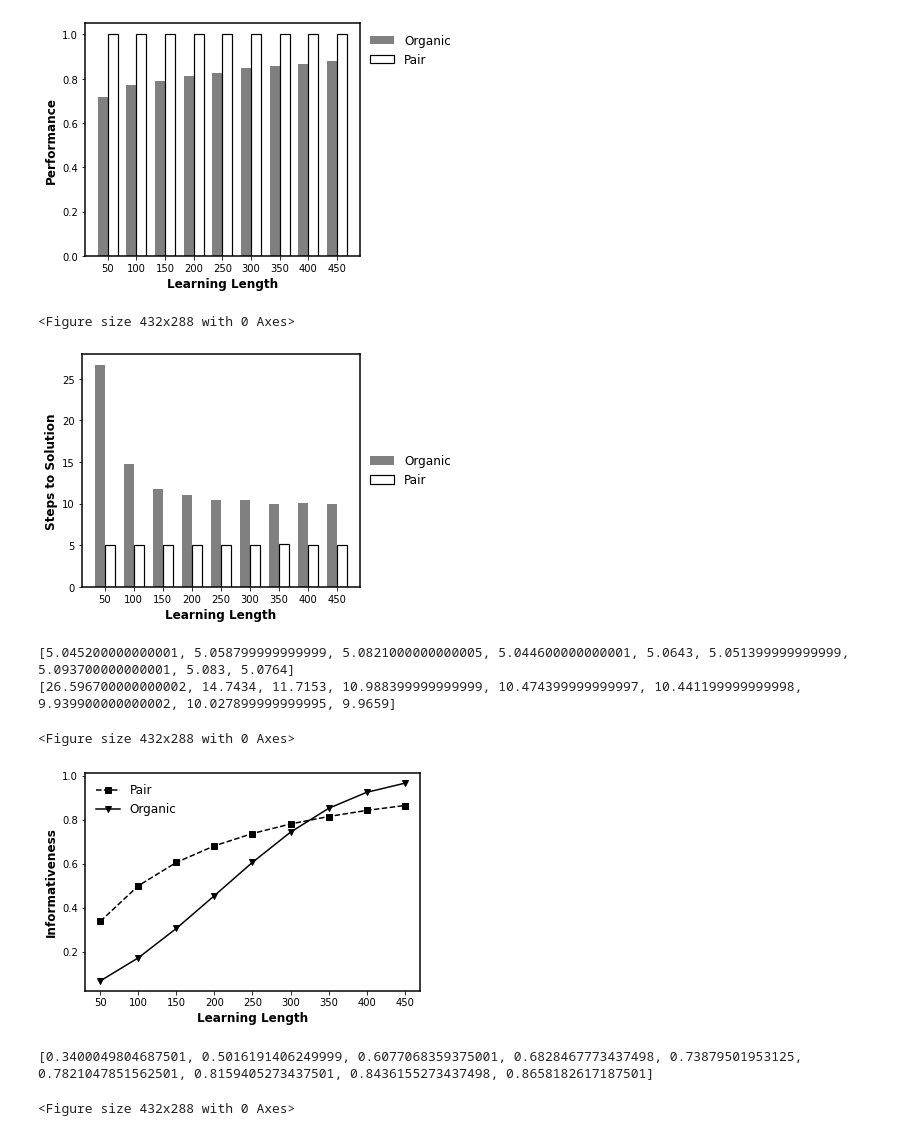
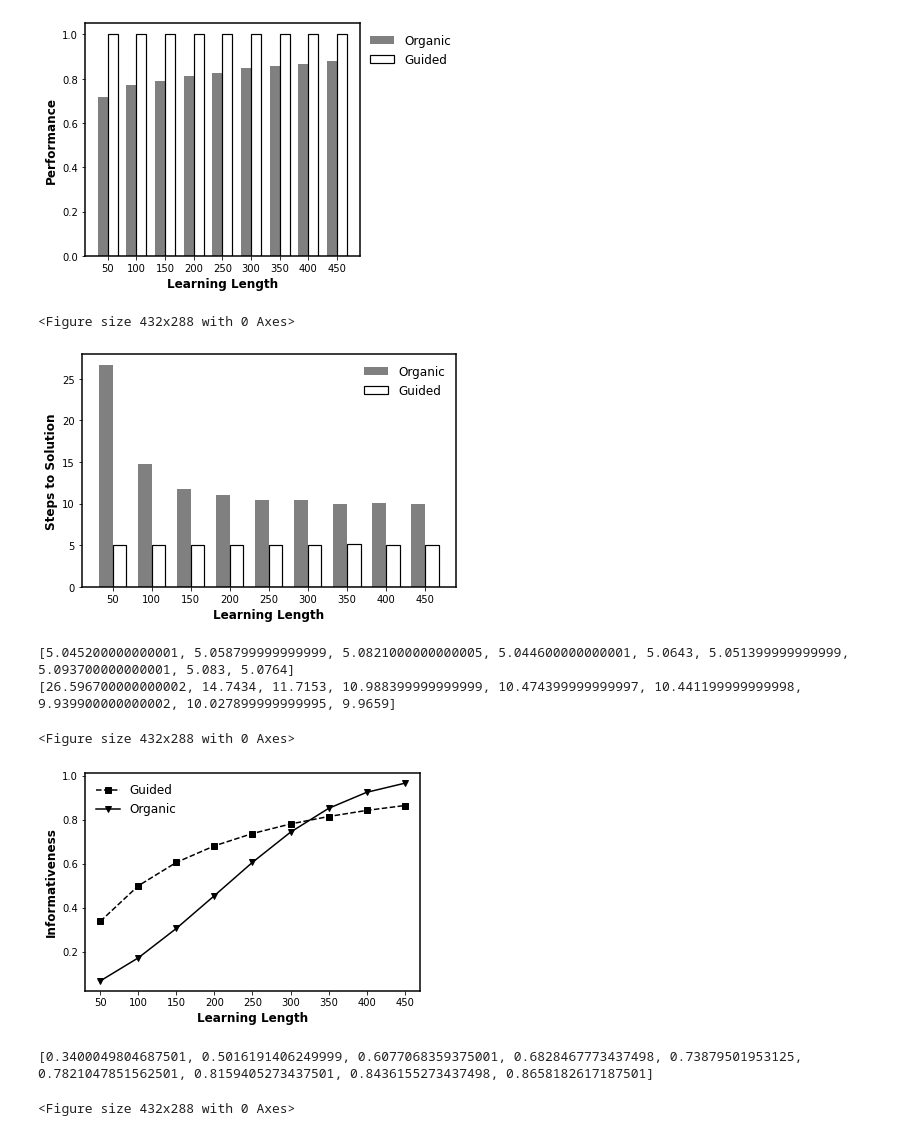
Before and after one commit to GrandJune/HAI, a Jupyter notebook: Parrots/Results.ipynb, the cells around one changed output. Drawn from its saved outputs; the diff is of its cells as text; code cells hidden in the pictures.

```diff
--- a/Parrots/Results.ipynb
+++ b/Parrots/Results.ipynb
@@ -65,7 +65,7 @@ ax.spines["bottom"].set_linewidth(1.5)
 bars1 = ax.bar(x_indices - bar_width / 2, organic_performance_across_episodes,
                width=bar_width, label='Organic', color='gray')
 bars2 = ax.bar(x_indices + bar_width / 2, pair_performance_across_episodes,
-               width=bar_width, label='Pair', edgecolor='black', linewidth=1.2, fill=False)
+               width=bar_width, label='Guided', edgecolor='black', linewidth=1.2, fill=False)
 
 # Labels and ticks
 ax.set_xlabel('Learning Length', fontweight='bold', fontsize=12)
@@ -80,7 +80,7 @@ plt.savefig(data_folder + r"\Pair_Organic_performance_histogram.png", transparen
 plt.show()
 plt.clf()
 # %% [output]
-[figure, old version]
+[figure, new version]
 <Figure size 432x288 with 0 Axes>
 # %%
 # Learning lengths
@@ -88,37 +88,37 @@ plt.clf()
 x_indices = np.arange(len(x))
 bar_width = 0.35
 
 # Plotting
 fig, ax = plt.subplots()
 ax.spines["left"].set_linewidth(1.5)
 ax.spines["right"].set_linewidth(1.5)
 ax.spines["top"].set_linewidth(1.5)
 ax.spines["bottom"].set_linewidth(1.5)
 
 # Bars for each condition
 bars1 = ax.bar(x_indices - bar_width / 2, organic_steps_across_episodes,
                width=bar_width, label='Organic', color='gray')
 bars2 = ax.bar(x_indices + bar_width / 2, pair_steps_across_episodes,
-               width=bar_width, label='Pair', edgecolor='black', linewidth=1.2, fill=False)
+               width=bar_width, label='Guided', edgecolor='black', linewidth=1.2, fill=False)
 
 # Labels and ticks
 ax.set_xlabel('Learning Length', fontweight='bold', fontsize=12)
 ax.set_ylabel('Steps to Solution', fontweight='bold', fontsize=12)
 ax.set_xticks(x_indices)
 ax.set_xticklabels(x)
-ax.legend(frameon=False, fontsize=12, loc='center left', bbox_to_anchor=(1, 0.5))
-
+# ax.legend(frameon=False, fontsize=12, loc='center left', bbox_to_anchor=(1, 0.5))
+ax.legend(frameon=False, fontsize=12)
 # Save and show
 plt.tight_layout()
 plt.savefig(data_folder + r"\Steps_across_episodes_histogram.png", transparent=True, dpi=300)
 plt.show()
 plt.clf()
 
 # Optional: print values
 print(pair_steps_across_episodes)
 print(organic_steps_across_episodes)
 # %% [output]
-[figure, old version]
+[figure, new version]
 [5.045200000000001, 5.058799999999999, 5.0821000000000005, 5.044600000000001, 5.0643, 5.051399999999999, 5.093700000000001, 5.083, 5.0764]
 [26.596700000000002, 14.7434, 11.7153, 10.988399999999999, 10.474399999999997, 10.441199999999998, 9.939900000000002, 10.027899999999995, 9.9659]
 <Figure size 432x288 with 0 Axes>
@@ -131,7 +131,7 @@ ax.spines["left"].set_linewidth(1.5)
 ax.spines["right"].set_linewidth(1.5)
 ax.spines["top"].set_linewidth(1.5)
 ax.spines["bottom"].set_linewidth(1.5)
-plt.plot(x, pair_knowledge_across_episodes, "k--s", label="Pair")
+plt.plot(x, pair_knowledge_across_episodes, "k--s", label="Guided")
 plt.plot(x, organic_knowledge_across_episodes, "k-v", label="Organic")
 plt.xlabel('Learning Length', fontweight='bold', fontsize=12)
 plt.ylabel('Informativeness', fontweight='bold', fontsize=12)
@@ -143,7 +143,7 @@ plt.show()
 plt.clf()
 print(pair_knowledge_across_episodes)
 # %% [output]
-[figure, old version]
+[figure, new version]
 [0.3400049804687501, 0.5016191406249999, 0.6077068359375001, 0.6828467773437498, 0.73879501953125, 0.7821047851562501, 0.8159405273437501, 0.8436155273437498, 0.8658182617187501]
 <Figure size 432x288 with 0 Axes>
 # %%
```
Also changed, not shown: parts of 1 cell of this notebook.
